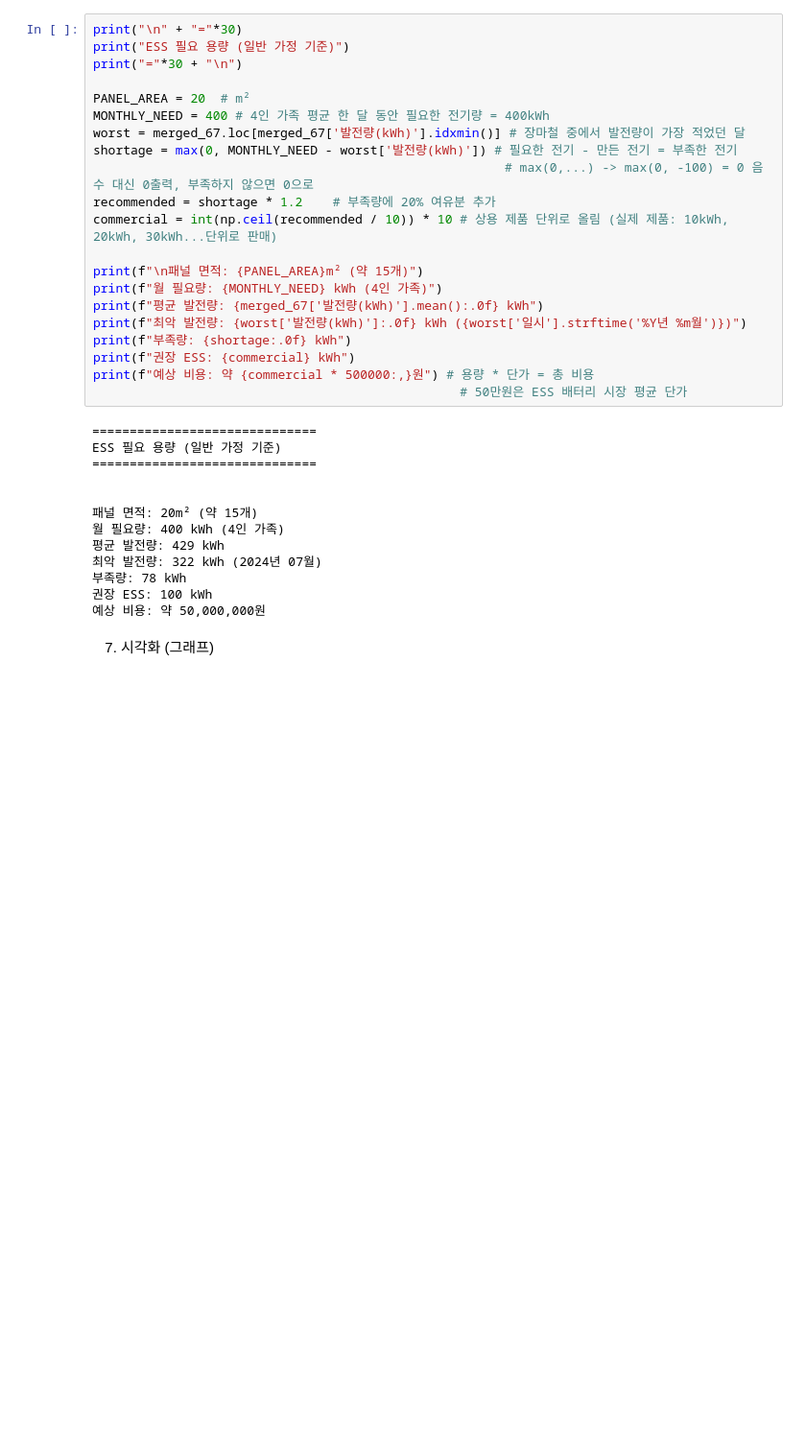
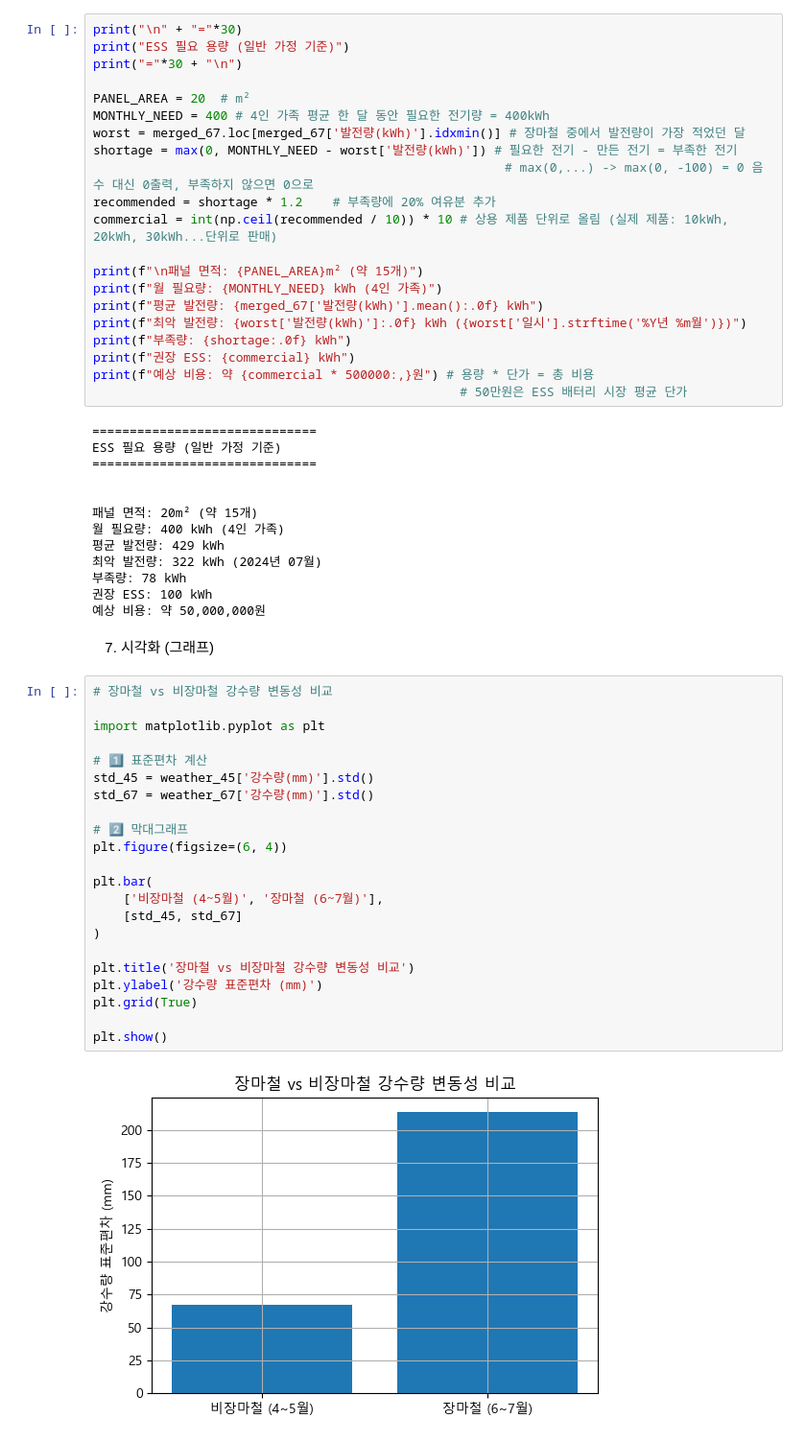
Before and after one commit to Subin928/RE_data_project, a Jupyter notebook: RE_data_project_idea.ipynb, the cells around one changed output. Shown at 96% size. Cells and saved outputs as stored; diff of their text form; blank space fills up the shorter version.

Commit message:
데이터 추가(장마철 vs 비장마철 강수량 변동성 비교, ESS 설치 용량 대비 예상 비용)

```diff
--- a/RE_data_project_idea.ipynb
+++ b/RE_data_project_idea.ipynb
@@ -272,3 +298,27 @@ ESS 필요 용량 (일반 가정 기준)
 예상 비용: 약 50,000,000원
 # %% [markdown]
 7. 시각화 (그래프)
+# %%
+# 장마철 vs 비장마철 강수량 변동성 비교
+
+import matplotlib.pyplot as plt
+
+# 1️⃣ 표준편차 계산
+std_45 = weather_45['강수량(mm)'].std()
+std_67 = weather_67['강수량(mm)'].std()
+
+# 2️⃣ 막대그래프
+plt.figure(figsize=(6, 4))
+
+plt.bar(
+    ['비장마철 (4~5월)', '장마철 (6~7월)'],
+    [std_45, std_67]
+)
+
+plt.title('장마철 vs 비장마철 강수량 변동성 비교')
+plt.ylabel('강수량 표준편차 (mm)')
+plt.grid(True)
+
+plt.show()
+# %% [output]
+[figure, added]
```
Also changed, not shown: parts of 3 cells of this notebook.
